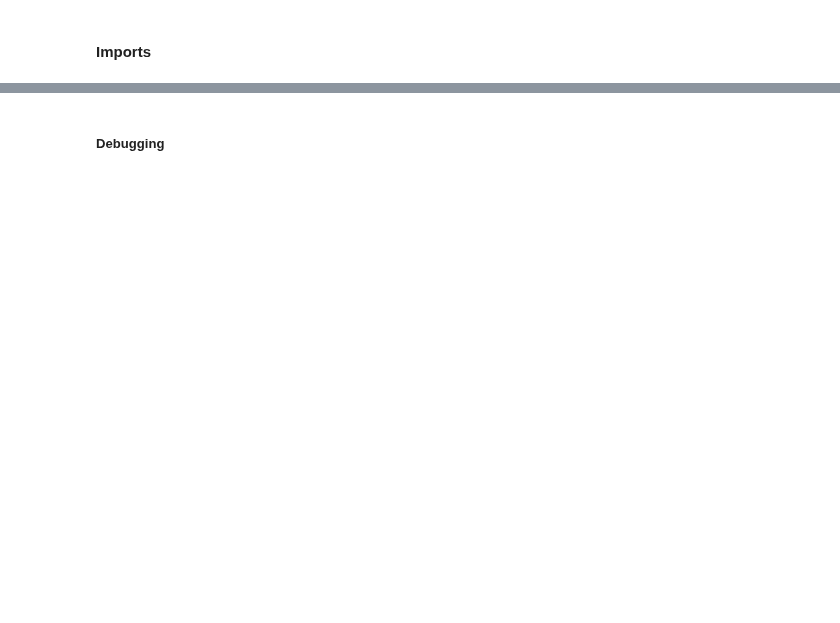
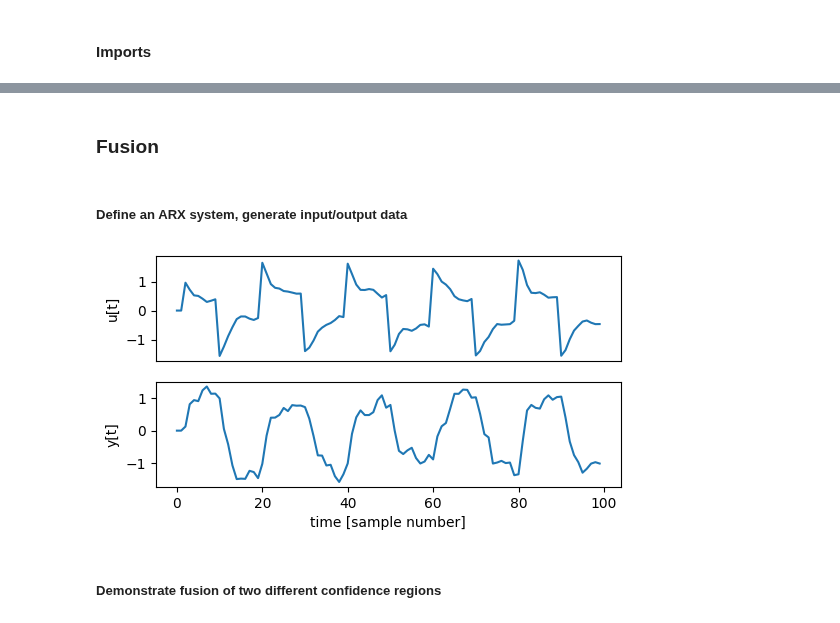
Before and after one commit to Muckthebuck/Learning-Dynamic-Systems, a Jupyter notebook: optimal_controller/fusion.ipynb, the cells around one changed output, grey strips where cells are left out. Saved outputs shown, nothing was run; the diff lists cells and outputs as text; code cells hidden in the pictures; blank space fills up the shorter version.

```diff
--- a/optimal_controller/fusion.ipynb
+++ b/optimal_controller/fusion.ipynb
@@ -312,2 +2,0 @@ Actual system parameters were in the returned confidence region: True
-# %% [markdown]
-##### Debugging
@@ -313,0 +15,31 @@ Actual system parameters were in the returned confidence region: True
+# %% [markdown]
+### Fusion
+# %% [markdown]
+##### Define an ARX system, generate input/output data
+# %%
+a = 0.8
+b = 0.4
+A = [1, -a]   # A(z^-1) = 1 - 0.33z^-1
+B = [b]       # B(z^-1) = 0.22z^-1
+C = [1, 0.15]    # C(z^-1) = 1 + 0.15z^-1
+F = [0.31, 0.23] # F(z^-1) = 0.31 + 0.23z^-1
+L = [1]          # L(z^-1) = 1
+
+armax_model = ARMAX(A, B, C, F, L)
+n_samples = 100
+R = np.sign(np.sin(np.linspace(0, 10*np.pi, n_samples))) # square wave reference signal, works with both cupy and numpy
+Y, U, N, R = armax_model.simulate(n_samples, R, noise_std=0.2)
+
+fig, ax = plt.subplots(nrows=2, ncols=1, figsize=(6,3))
+ax = ax.flatten()
+ax[0].plot(U)
+ax[0].set_xticks([])
+ax[0].set_ylabel('u[t]')
+ax[1].plot(Y)
+ax[1].set_ylabel('y[t]')
+ax[1].set_xlabel('time [sample number]')
+plt.show()
+# %% [output]
+[figure, added]
+# %% [markdown]
+##### Demonstrate fusion of two different confidence regions
```
Also changed, not shown: parts of 40 cells of this notebook, 4 other files.
